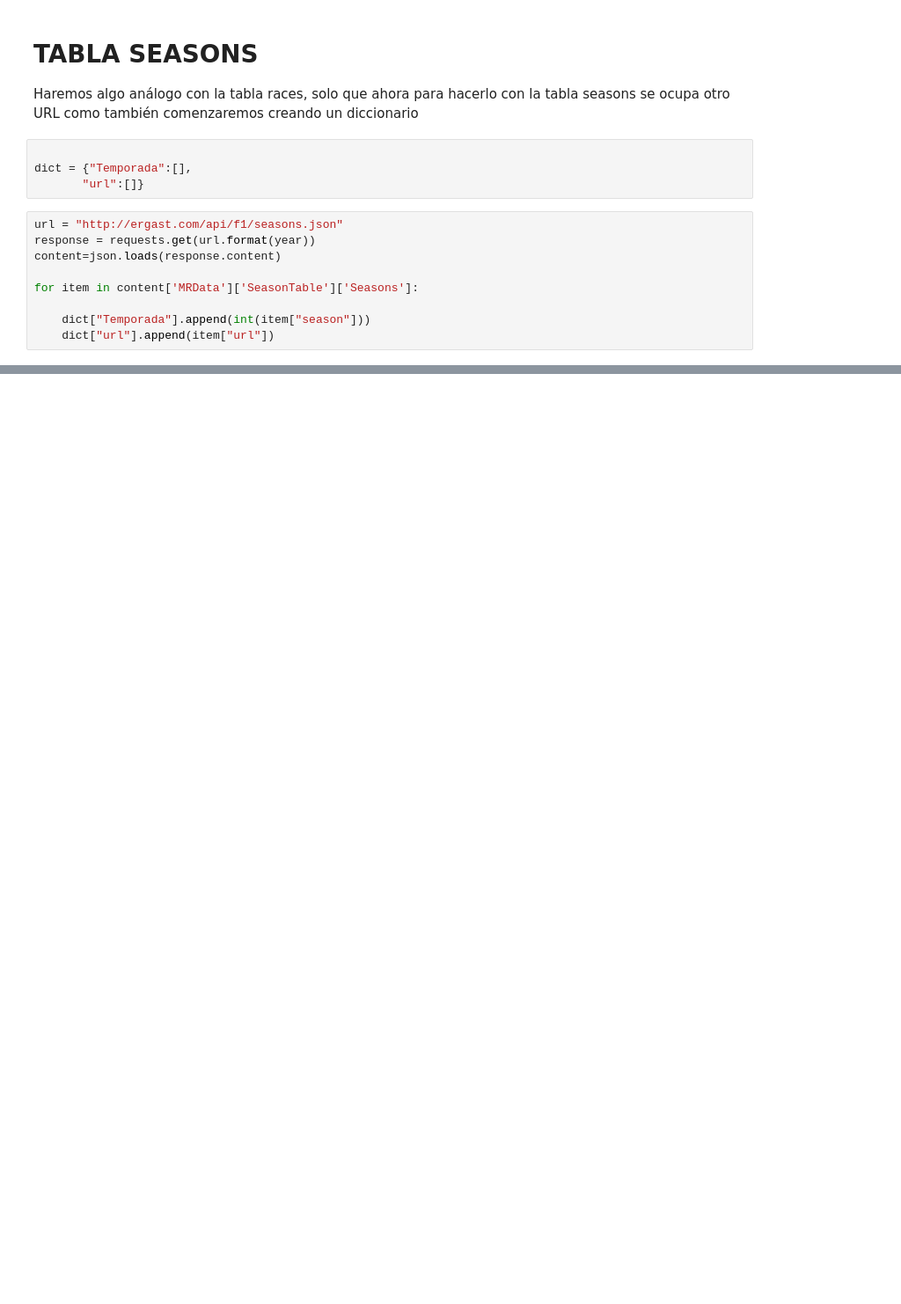
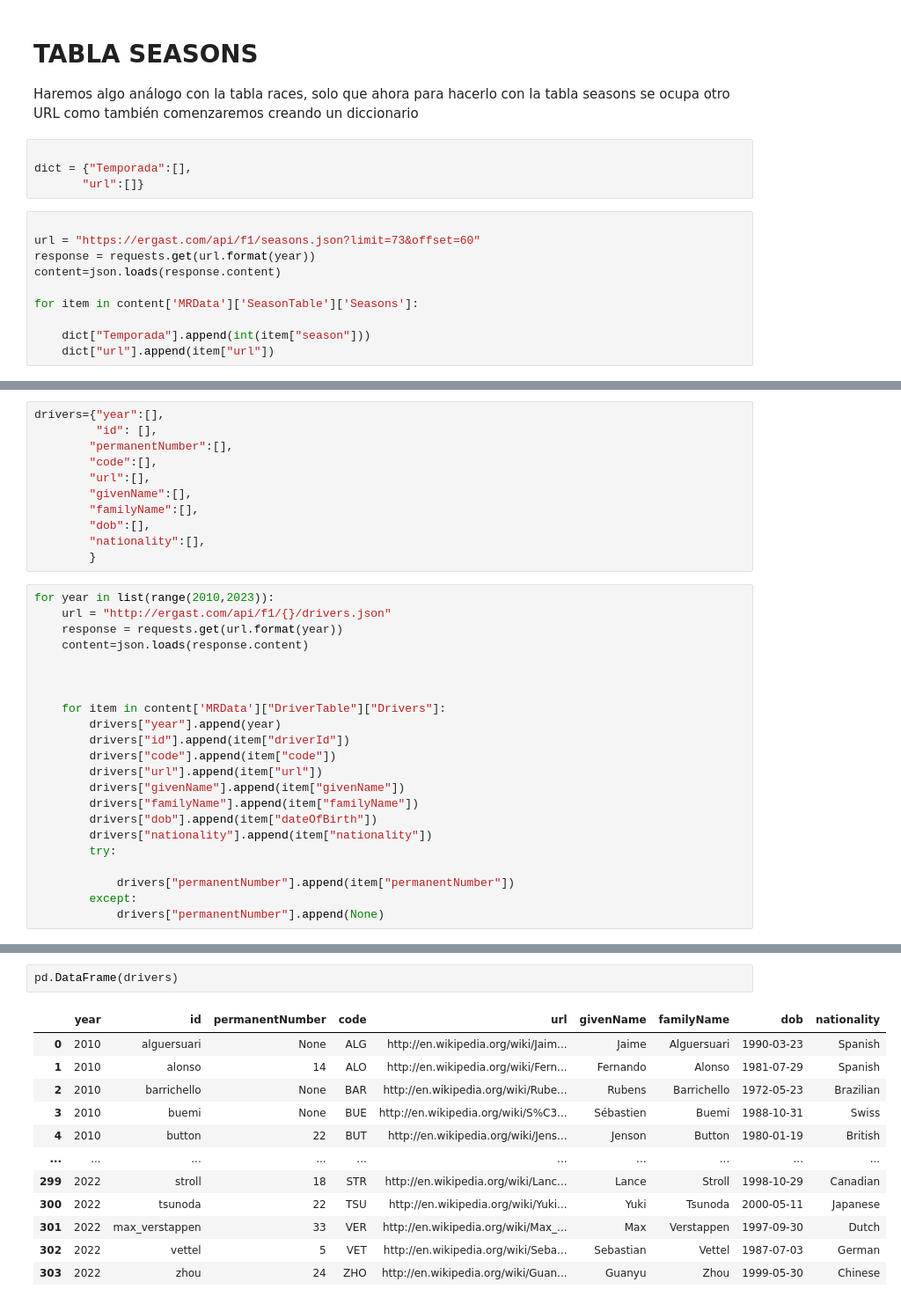
Before and after one commit to ItzuaZamora/formula-1-data, a Jupyter notebook: f1-analisis.ipynb, the cells around one changed output, grey strips where cells are left out. Shown: that part at 88% size. Cells and saved outputs as stored; diff of their text form; blank space fills up the shorter version.

```diff
--- a/f1-analisis.ipynb
+++ b/f1-analisis.ipynb
@@ -198,7 +198,8 @@ Haremos algo análogo con la tabla races, solo que ahora para hacerlo con la tab
 dict = {"Temporada":[],
        "url":[]}
 # %%
-url = "http://ergast.com/api/f1/seasons.json"
+
+url = "https://ergast.com/api/f1/seasons.json?limit=73&offset=60"
 response = requests.get(url.format(year))
 content=json.loads(response.content)
 
@@ -234,0 +238,33 @@ pd.DataFrame(dict).to_csv("Seasons.csv", index = False)
+# %%
+drivers={"year":[],
+         "id": [],
+        "permanentNumber":[],
+        "code":[],
+        "url":[],
+        "givenName":[],
+        "familyName":[],
+        "dob":[],
+        "nationality":[],
+        }
+# %%
+for year in list(range(2010,2023)):
+    url = "http://ergast.com/api/f1/{}/drivers.json"
+    response = requests.get(url.format(year))
+    content=json.loads(response.content)
+
+
+
+    for item in content['MRData']["DriverTable"]["Drivers"]:
+        drivers["year"].append(year)
+        drivers["id"].append(item["driverId"])
+        drivers["code"].append(item["code"])
+        drivers["url"].append(item["url"])
+        drivers["givenName"].append(item["givenName"])
+        drivers["familyName"].append(item["familyName"])
+        drivers["dob"].append(item["dateOfBirth"])
+        drivers["nationality"].append(item["nationality"])
+        try:
+
+            drivers["permanentNumber"].append(item["permanentNumber"])
+        except:
+            drivers["permanentNumber"].append(None)
@@ -234,0 +273,15 @@ pd.DataFrame(dict).to_csv("Seasons.csv", index = False)
+# %%
+pd.DataFrame(drivers)
+# %% [output]
+|  | year | id | permanentNumber | code | url | givenName | familyName | dob | nationality |
+| 0 | 2010 | alguersuari | None | ALG | http://en.wikipedia.org/wiki/Jaim... | Jaime | Alguersuari | 1990-03-23 | Spanish |
+| 1 | 2010 | alonso | 14 | ALO | http://en.wikipedia.org/wiki/Fern... | Fernando | Alonso | 1981-07-29 | Spanish |
+| 2 | 2010 | barrichello | None | BAR | http://en.wikipedia.org/wiki/Rube... | Rubens | Barrichello | 1972-05-23 | Brazilian |
+| 3 | 2010 | buemi | None | BUE | http://en.wikipedia.org/wiki/S%C3... | Sébastien | Buemi | 1988-10-31 | Swiss |
+| 4 | 2010 | button | 22 | BUT | http://en.wikipedia.org/wiki/Jens... | Jenson | Button | 1980-01-19 | British |
+| ... | ... | ... | ... | ... | ... | ... | ... | ... | ... |
+| 299 | 2022 | stroll | 18 | STR | http://en.wikipedia.org/wiki/Lanc... | Lance | Stroll | 1998-10-29 | Canadian |
+| 300 | 2022 | tsunoda | 22 | TSU | http://en.wikipedia.org/wiki/Yuki... | Yuki | Tsunoda | 2000-05-11 | Japanese |
+| 301 | 2022 | max_verstappen | 33 | VER | http://en.wikipedia.org/wiki/Max_... | Max | Verstappen | 1997-09-30 | Dutch |
+| 302 | 2022 | vettel | 5 | VET | http://en.wikipedia.org/wiki/Seba... | Sebastian | Vettel | 1987-07-03 | German |
+| 303 | 2022 | zhou | 24 | ZHO | http://en.wikipedia.org/wiki/Guan... | Guanyu | Zhou | 1999-05-30 | Chinese |
```
Also changed, not shown: parts of 44 cells of this notebook.
